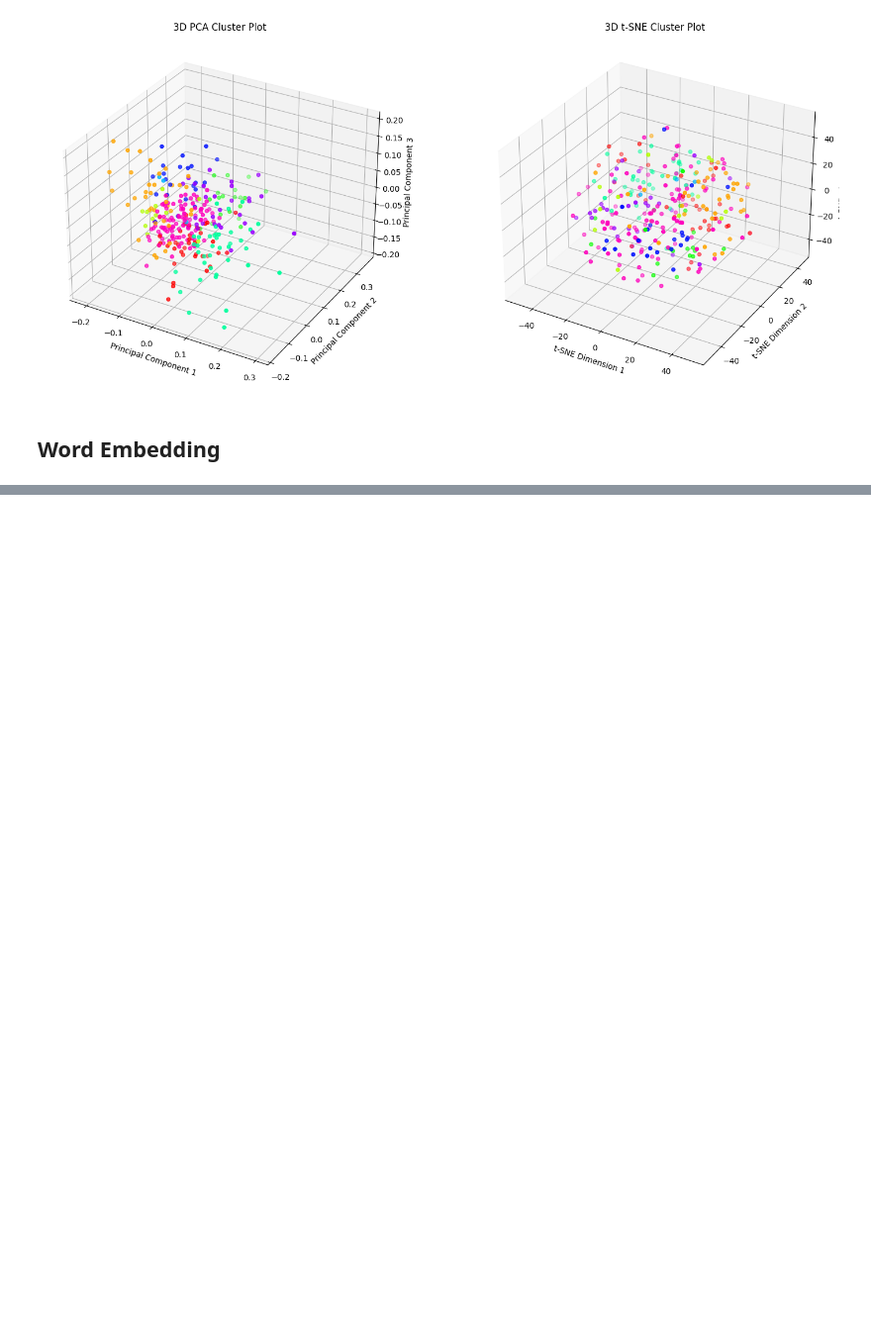
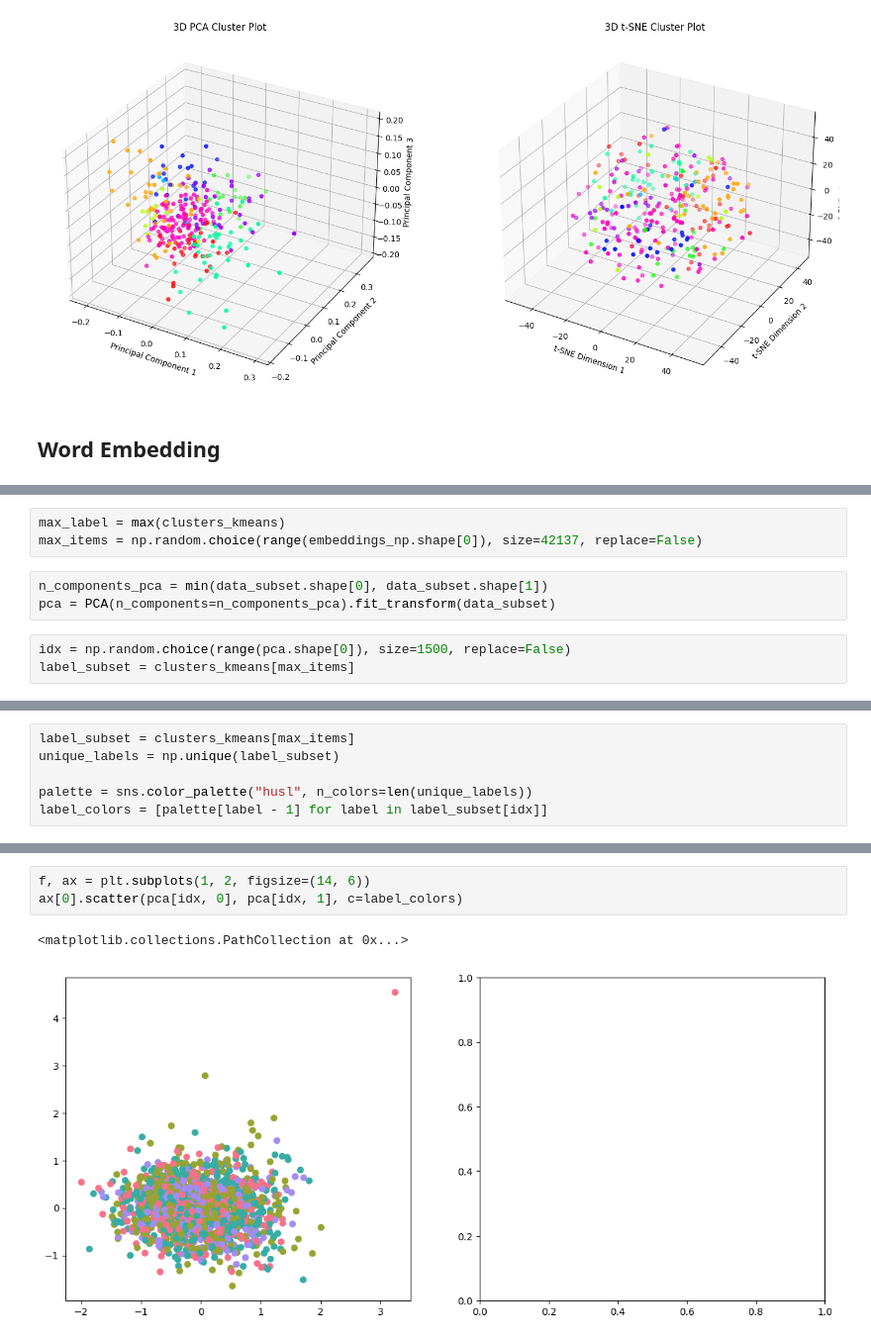
Before and after one commit to KacpiPL/Text_mining_tifu, a Jupyter notebook: scripts/2_clustering.ipynb, the cells around one changed output, grey strips where cells are left out. Shown at 99% size. Drawn from its saved outputs; the diff is of its cells as text; blank space fills up the shorter version.

```diff
--- a/scripts/2_clustering.ipynb
+++ b/scripts/2_clustering.ipynb
@@ -310,0 +194,9 @@ embeddings_np = np.array(embeddings)
+# %%
+max_label = max(clusters_kmeans)
+max_items = np.random.choice(range(embeddings_np.shape[0]), size=42137, replace=False)
+# %%
+n_components_pca = min(data_subset.shape[0], data_subset.shape[1])
+pca = PCA(n_components=n_components_pca).fit_transform(data_subset)
+# %%
+idx = np.random.choice(range(pca.shape[0]), size=1500, replace=False)
+label_subset = clusters_kmeans[max_items]
@@ -310,0 +207,6 @@ embeddings_np = np.array(embeddings)
+# %%
+label_subset = clusters_kmeans[max_items]
+unique_labels = np.unique(label_subset)
+
+palette = sns.color_palette("husl", n_colors=len(unique_labels))
+label_colors = [palette[label - 1] for label in label_subset[idx]]
@@ -311,3 +233,9 @@ embeddings_np = np.array(embeddings)
+# %%
+f, ax = plt.subplots(1, 2, figsize=(14, 6))
+ax[0].scatter(pca[idx, 0], pca[idx, 1], c=label_colors)
+# %% [output]
+<matplotlib.collections.PathCollection at 0x...>
+[figure, added]
 # %%
 # Plotting PCA and t-SNE
 plot_tsne_pca_emb(embeddings_np, clusters_kmeans)
```
Also changed, not shown: parts of 28 cells of this notebook, 1 other file.
